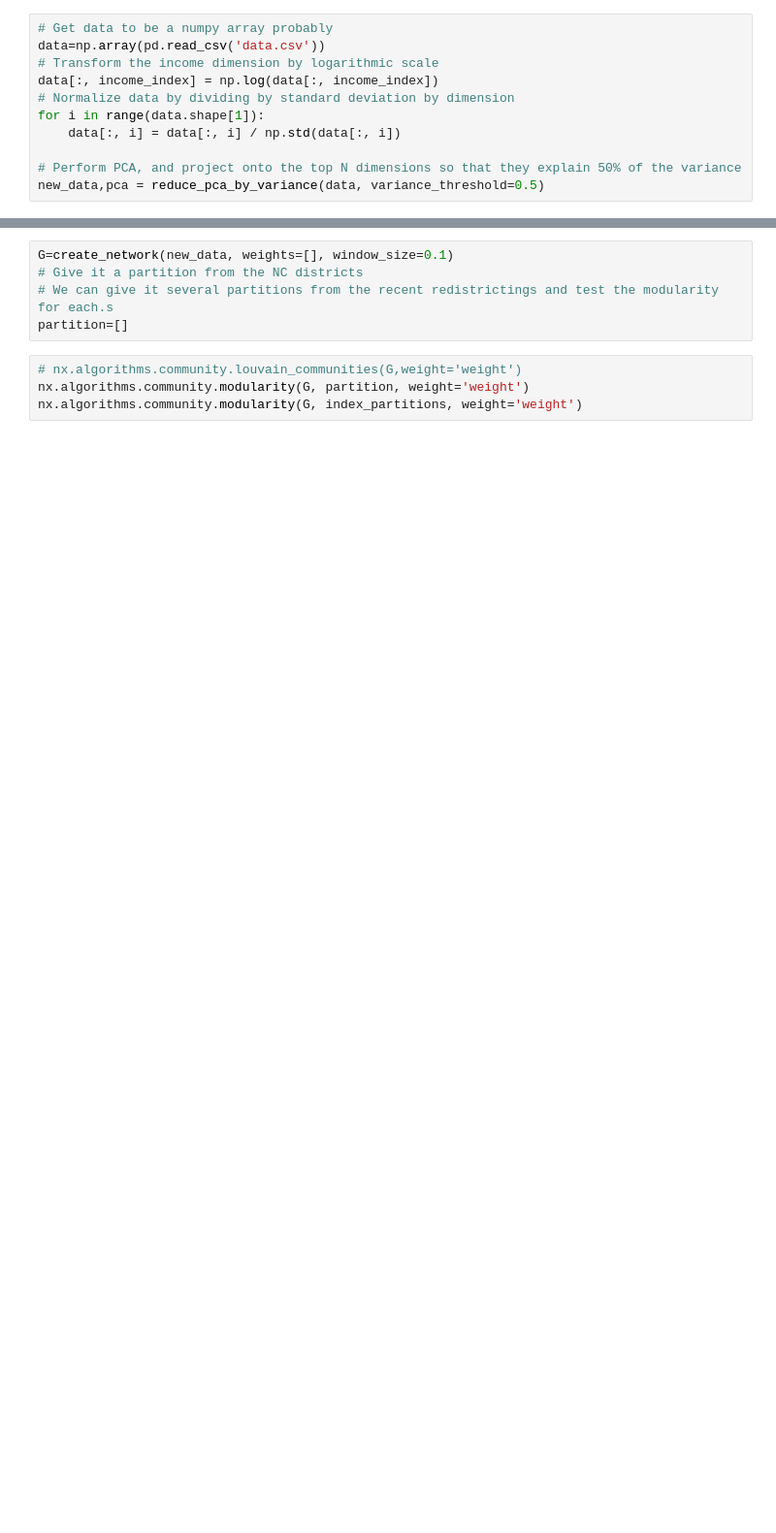
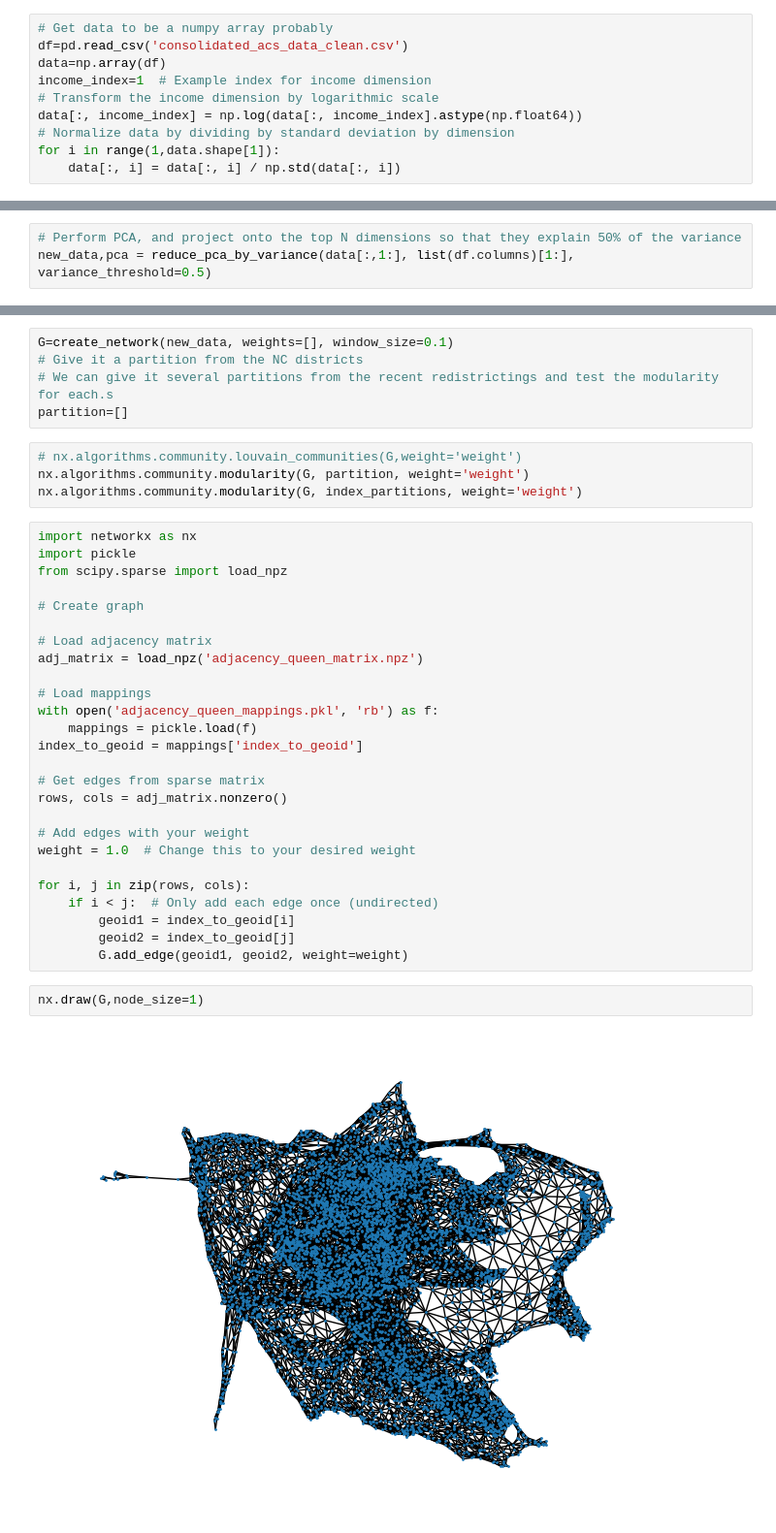
Before and after one commit to CyborSphinx/Redistricting-NC, a Jupyter notebook: analysis.ipynb, the cells around one changed output, grey strips where cells are left out. Shown at 97% size. Cells and saved outputs as stored; diff of their text form; blank space fills up the shorter version.

Commit message:
Dimensionality reduction and report

```diff
--- a/analysis.ipynb
+++ b/analysis.ipynb
@@ -48,11 +103,10 @@ def reduce_pca_by_variance(data: np.ndarray, variance_threshold: float):
 # %%
 # Get data to be a numpy array probably
-data=np.array(pd.read_csv('data.csv'))
+df=pd.read_csv('consolidated_acs_data_clean.csv')
+data=np.array(df)
+income_index=1  # Example index for income dimension
 # Transform the income dimension by logarithmic scale
-data[:, income_index] = np.log(data[:, income_index])
+data[:, income_index] = np.log(data[:, income_index].astype(np.float64))
 # Normalize data by dividing by standard deviation by dimension
-for i in range(data.shape[1]):
+for i in range(1,data.shape[1]):
     data[:, i] = data[:, i] / np.std(data[:, i])
-
-# Perform PCA, and project onto the top N dimensions so that they explain 50% of the variance
-new_data,pca = reduce_pca_by_variance(data, variance_threshold=0.5)
@@ -58,0 +140,3 @@ new_data,pca = reduce_pca_by_variance(data, variance_threshold=0.5)
+# %%
+# Perform PCA, and project onto the top N dimensions so that they explain 50% of the variance
+new_data,pca = reduce_pca_by_variance(data[:,1:], list(df.columns)[1:], variance_threshold=0.5)
@@ -149,3 +253,33 @@ partition=[]
 # nx.algorithms.community.louvain_communities(G,weight='weight')
 nx.algorithms.community.modularity(G, partition, weight='weight')
 nx.algorithms.community.modularity(G, index_partitions, weight='weight')
+# %%
+import networkx as nx
+import pickle
+from scipy.sparse import load_npz
+
+# Create graph
+
+# Load adjacency matrix
+adj_matrix = load_npz('adjacency_queen_matrix.npz')
+
+# Load mappings
+with open('adjacency_queen_mappings.pkl', 'rb') as f:
+    mappings = pickle.load(f)
+index_to_geoid = mappings['index_to_geoid']
+
+# Get edges from sparse matrix
+rows, cols = adj_matrix.nonzero()
+
+# Add edges with your weight
+weight = 1.0  # Change this to your desired weight
+
+for i, j in zip(rows, cols):
+    if i < j:  # Only add each edge once (undirected)
+        geoid1 = index_to_geoid[i]
+        geoid2 = index_to_geoid[j]
+        G.add_edge(geoid1, geoid2, weight=weight)
+# %%
+nx.draw(G,node_size=1)
+# %% [output]
+[figure, added]
```
Also changed, not shown: parts of 6 cells of this notebook, 4 other files.
